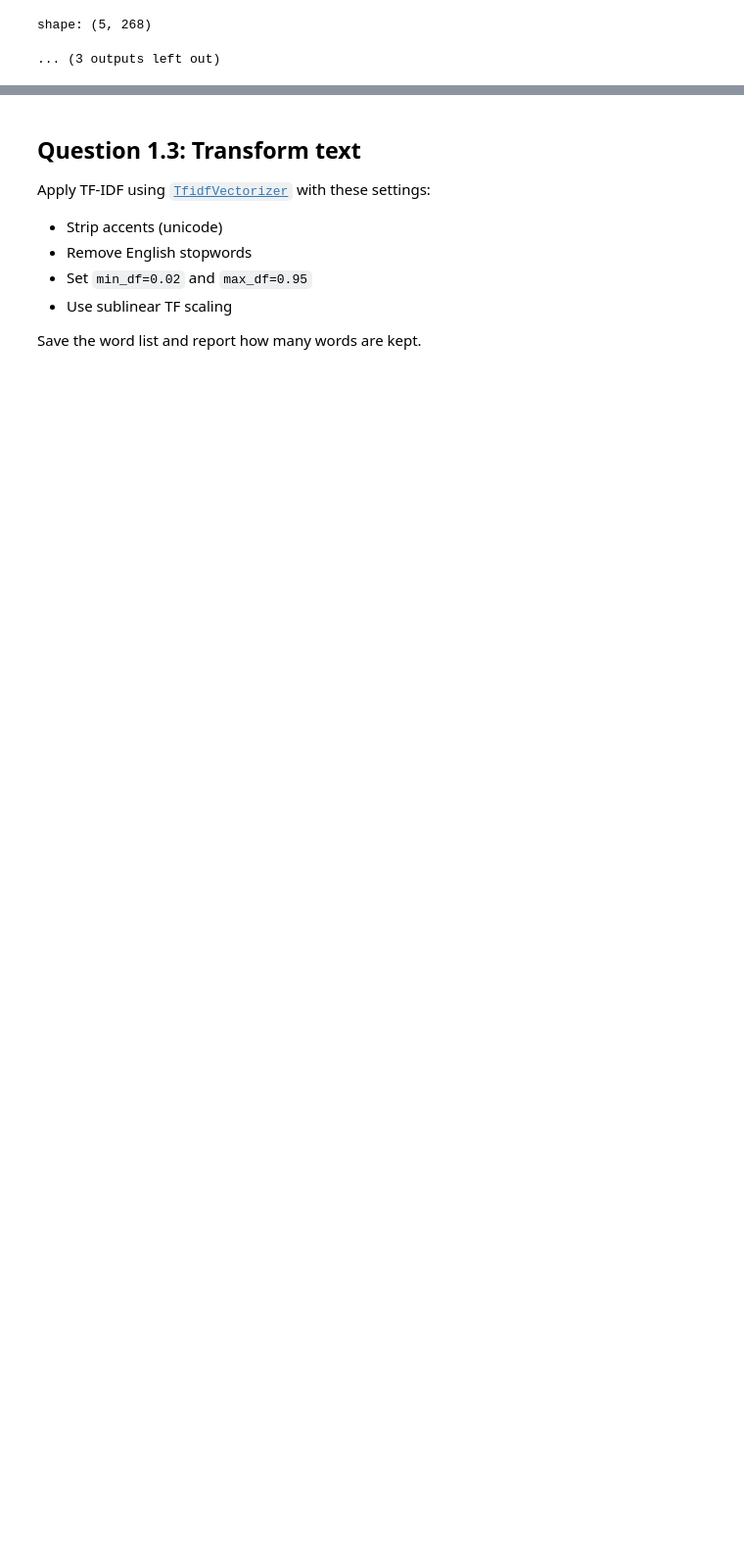
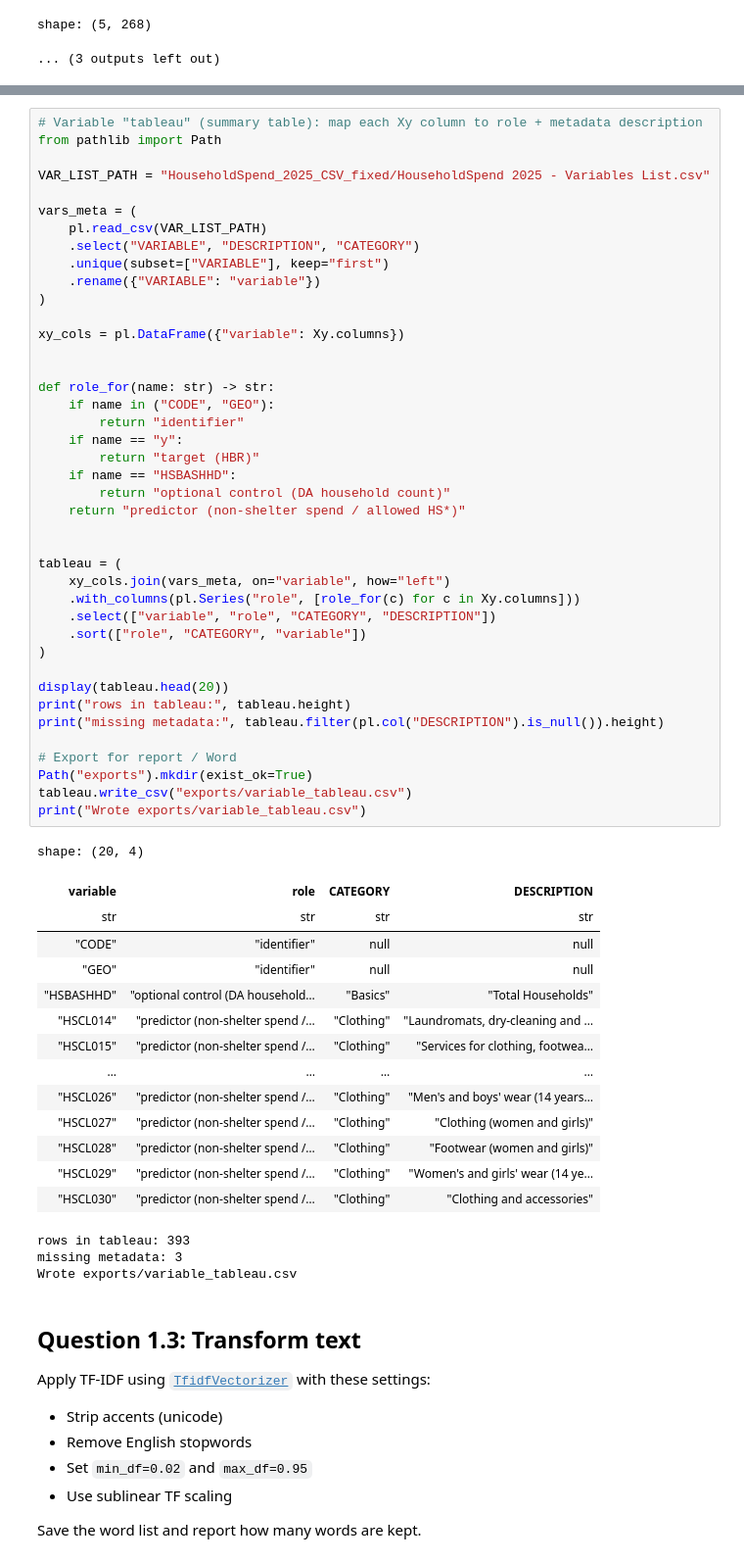
Before and after one commit to PhilippMayorov/UG39_Group_Project, a Jupyter notebook: CAD_household_analysis.ipynb, the cells around one changed output, grey strips where cells are left out. Shown at 98% size. Drawn from its saved outputs; the diff is of its cells as text; blank space fills up the shorter version.

Commit message:
Update CAD_household_analysis notebook
Made-with: Cursor

```diff
--- a/CAD_household_analysis.ipynb
+++ b/CAD_household_analysis.ipynb
@@ -294,3 +308,62 @@ shape: (57_936, 1)
+# %%
+# Variable "tableau" (summary table): map each Xy column to role + metadata description
+from pathlib import Path
+
+VAR_LIST_PATH = "HouseholdSpend_2025_CSV_fixed/HouseholdSpend 2025 - Variables List.csv"
+
+vars_meta = (
+    pl.read_csv(VAR_LIST_PATH)
+    .select("VARIABLE", "DESCRIPTION", "CATEGORY")
+    .unique(subset=["VARIABLE"], keep="first")
+    .rename({"VARIABLE": "variable"})
+)
+
+xy_cols = pl.DataFrame({"variable": Xy.columns})
+
+
+def role_for(name: str) -> str:
+    if name in ("CODE", "GEO"):
+        return "identifier"
+    if name == "y":
+        return "target (HBR)"
+    if name == "HSBASHHD":
+        return "optional control (DA household count)"
+    return "predictor (non-shelter spend / allowed HS*)"
+
+
+tableau = (
+    xy_cols.join(vars_meta, on="variable", how="left")
+    .with_columns(pl.Series("role", [role_for(c) for c in Xy.columns]))
+    .select(["variable", "role", "CATEGORY", "DESCRIPTION"])
+    .sort(["role", "CATEGORY", "variable"])
+)
+
+display(tableau.head(20))
+print("rows in tableau:", tableau.height)
+print("missing metadata:", tableau.filter(pl.col("DESCRIPTION").is_null()).height)
+
+# Export for report / Word
+Path("exports").mkdir(exist_ok=True)
+tableau.write_csv("exports/variable_tableau.csv")
+print("Wrote exports/variable_tableau.csv")
+# %% [output]
+shape: (20, 4)
+| variable | role | CATEGORY | DESCRIPTION |
+| str | str | str | str |
+| "CODE" | "identifier" | null | null |
+| "GEO" | "identifier" | null | null |
+| "HSBASHHD" | "optional control (DA household… | "Basics" | "Total Households" |
+| "HSCL014" | "predictor (non-shelter spend /… | "Clothing" | "Laundromats, dry-cleaning and … |
+| "HSCL015" | "predictor (non-shelter spend /… | "Clothing" | "Services for clothing, footwea… |
+| … | … | … | … |
+| "HSCL026" | "predictor (non-shelter spend /… | "Clothing" | "Men's and boys' wear (14 years… |
+| "HSCL027" | "predictor (non-shelter spend /… | "Clothing" | "Clothing (women and girls)" |
+| "HSCL028" | "predictor (non-shelter spend /… | "Clothing" | "Footwear (women and girls)" |
+| "HSCL029" | "predictor (non-shelter spend /… | "Clothing" | "Women's and girls' wear (14 ye… |
+| "HSCL030" | "predictor (non-shelter spend /… | "Clothing" | "Clothing and accessories" |
+rows in tableau: 393
+missing metadata: 3
+Wrote exports/variable_tableau.csv
 # %% [markdown]
 ## Question 1.3: Transform text
 
```
Also changed, not shown: parts of 4 cells of this notebook.
